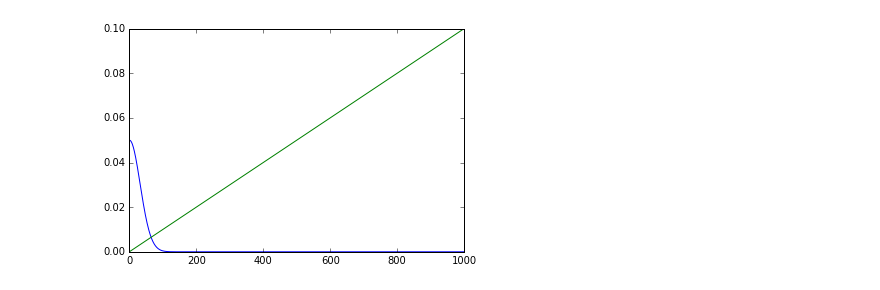
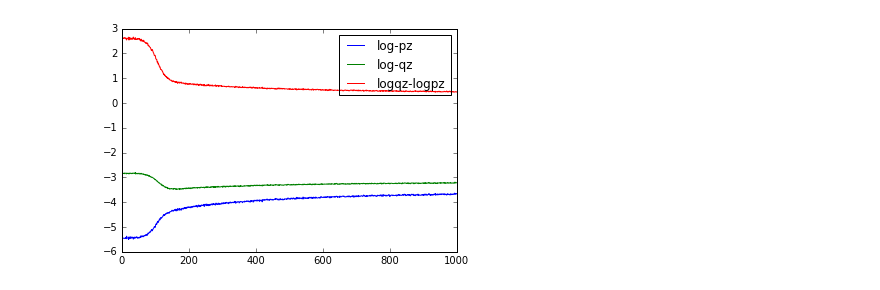
Before and after one commit to AndyZhang17/iaf2, a Jupyter notebook: phase1.ipynb, the cells around one changed output. Saved outputs shown, nothing was run; the diff lists cells and outputs as text; code cells hidden in the pictures.

```diff
--- a/phase1.ipynb
+++ b/phase1.ipynb
@@ -51,9 +58,33 @@ for i in range(NUMITER):
-# %%
-plt.plot( range(NUMITER), record['lr'],'-' )
-plt.plot( range(NUMITER), np.asarray(record['iter'])/10000,'-' )
-plt.show()
-# %% [output]
-[figure, removed]
+# %%
+# training
+NUMITER = 1000
+keys = ['cost','pz','qz']
+record = {}
+for k in keys:
+    record[k] = []
+for i in range(NUMITER):
+    out = estep()
+
+    for i,q in enumerate(out):
+        record[keys[i]].append( q )
+
+for k in keys:
+    record[k] = np.asarray( record[k] )
+# %%
+# plt.plot( range(NUMITER), record['cost'],'-' )
+# plt.show()
+xs = range(NUMITER)
+plt.plot( xs, record['pz'], '-', label='log-pz')
+plt.plot( xs, record['qz'], '-', label='log-qz')
+plt.plot( xs, record['cost'], '-', label='logqz-logpz')
+plt.legend()
+plt.show()
+# plt.plot( xs, record['mu'][:,0], '-', label='mean-z0')
+# plt.plot( xs, record['mu'][:,1], '-', label='mean-z1')
+# plt.legend()
+# plt.show()
+# %% [output]
+[figure, added]
 # %%
 e2 = iaf.getNoiseVar(1000)
 z2, logqz2 = iaf.reparam(e2)
```
Also changed, not shown: parts of 12 cells of this notebook, 8 other files.
